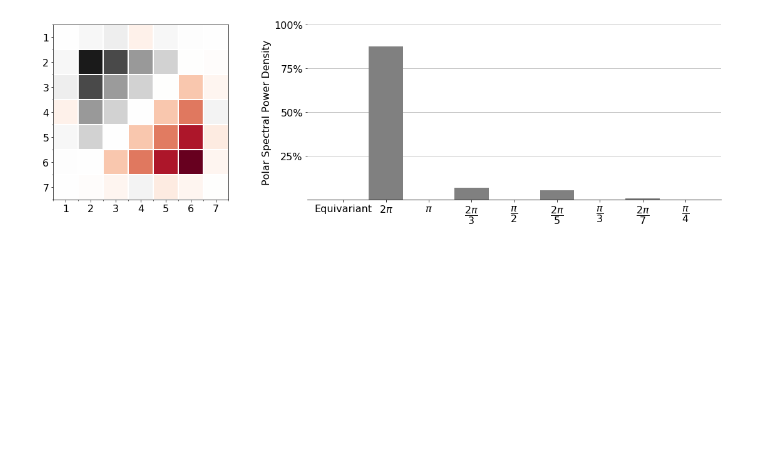
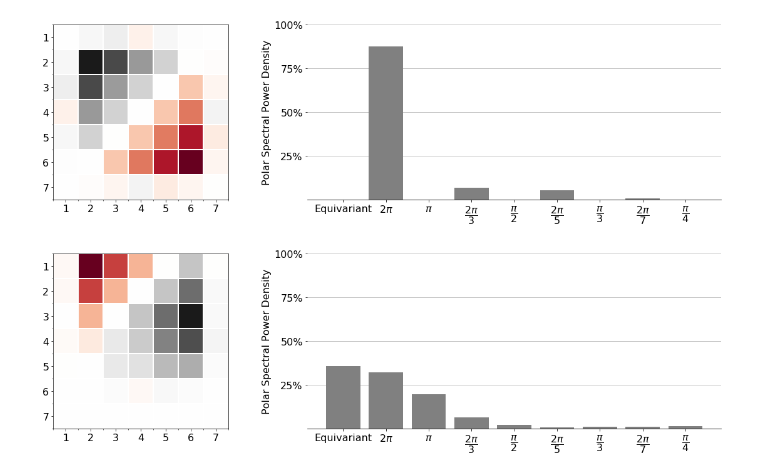
Before and after one commit to gabriel-lepetitaimon/steered-fcnn, a Jupyter notebook: OrientednessAnalysis.ipynb, the cells around one changed output. Saved outputs shown, nothing was run; the diff lists cells and outputs as text; code cells hidden in the pictures; blank space fills up the shorter version.

```diff
--- a/OrientednessAnalysis.ipynb
+++ b/OrientednessAnalysis.ipynb
@@ -228,4 +253,10 @@ print(f'mse:{info["mse"]:.3f}, r2:{info["r2"]:.3f}')
 mse:0.028, r2:0.986
 [figure]
 [figure]
+# %%
+I = torch.zeros((1,1,7,7))
+I[:,:,:3,3] = 1
+plot_filter(base.conv2d(I,W, alpha=0)[0,0], spd=True)
+# %% [output]
+[figure, added]
 # %%
```
Also changed, not shown: parts of 16 cells of this notebook, 9 other files.
